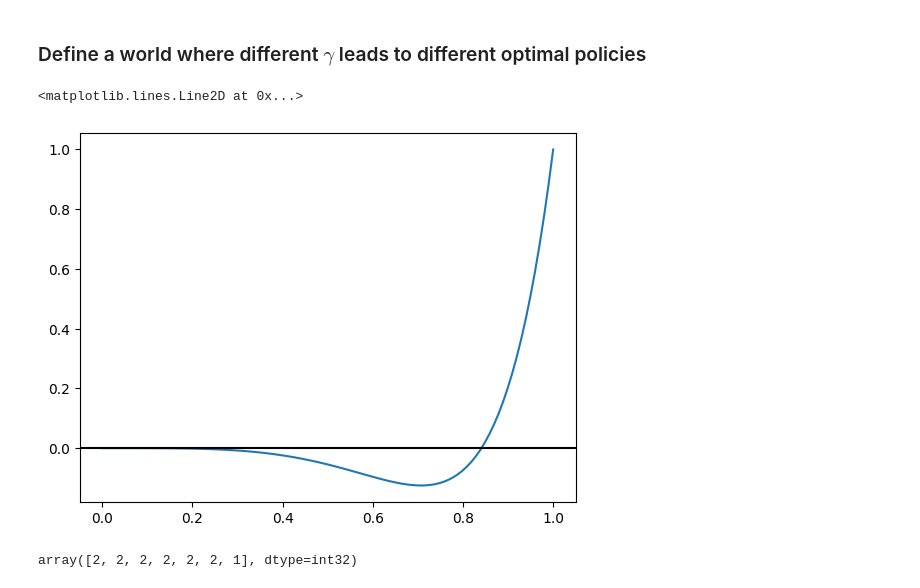
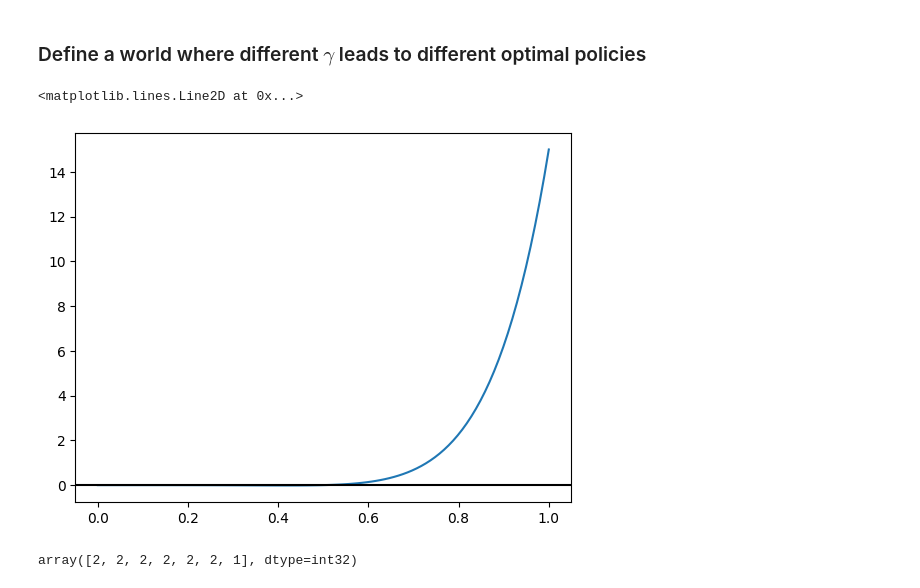
Before and after one commit to ankile/irl-environment-design, a Jupyter notebook: 03_la_value_iteration.ipynb, the cells around one changed output. Cells and saved outputs as stored; diff of their text form; code cells hidden in the pictures.

```diff
--- a/03_la_value_iteration.ipynb
+++ b/03_la_value_iteration.ipynb
@@ -192,18 +192,18 @@ def count_state_visits(trajectories, n_states):
 # %%
 short_len = 4
 long_len = 8
 small_reward = 1
 
 # Set big_reward such that the crossover for \gamma is at 0.75 (p = 1 for now)
-big_reward = 2
+big_reward = 16
 
 xs = np.linspace(0, 1, 100)
 
 plt.plot(xs, big_reward * xs**long_len - small_reward * xs**short_len)
 plt.axhline(0, color="k")
 # %% [output]
 <matplotlib.lines.Line2D at 0x...>
-[figure, old version]
+[figure, new version]
 # %%
 N, M = 3, 3  # dimensions of the gridworld
 
```
Also changed, not shown: parts of 3 cells of this notebook.
